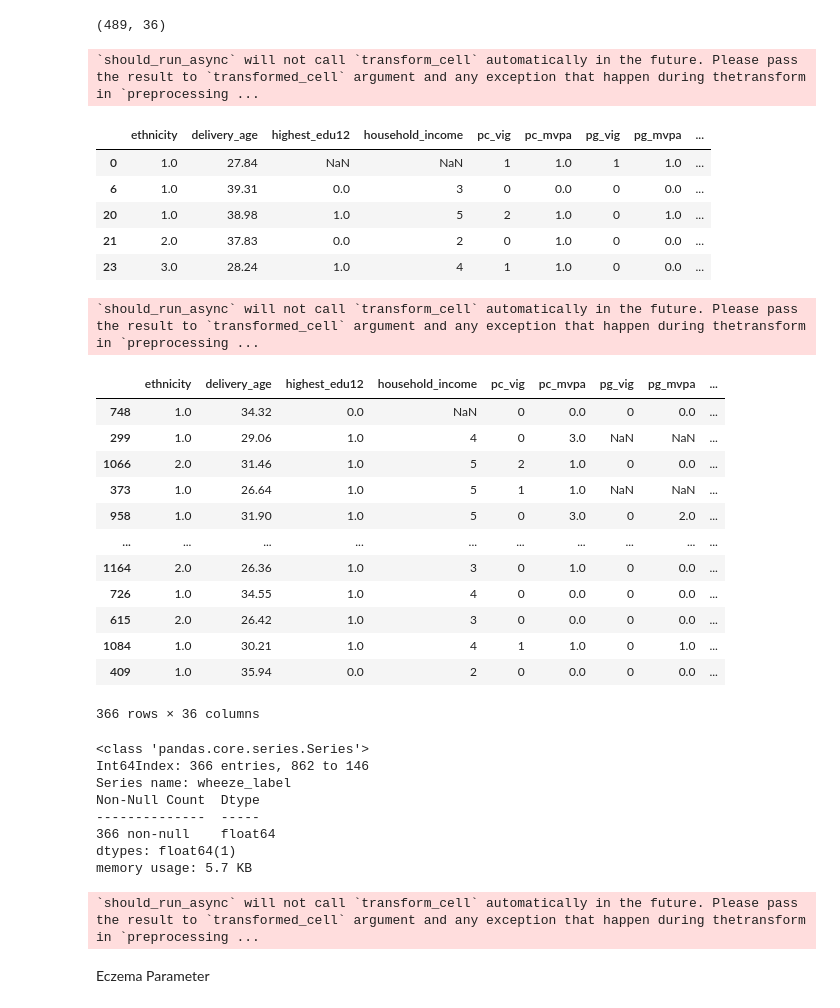
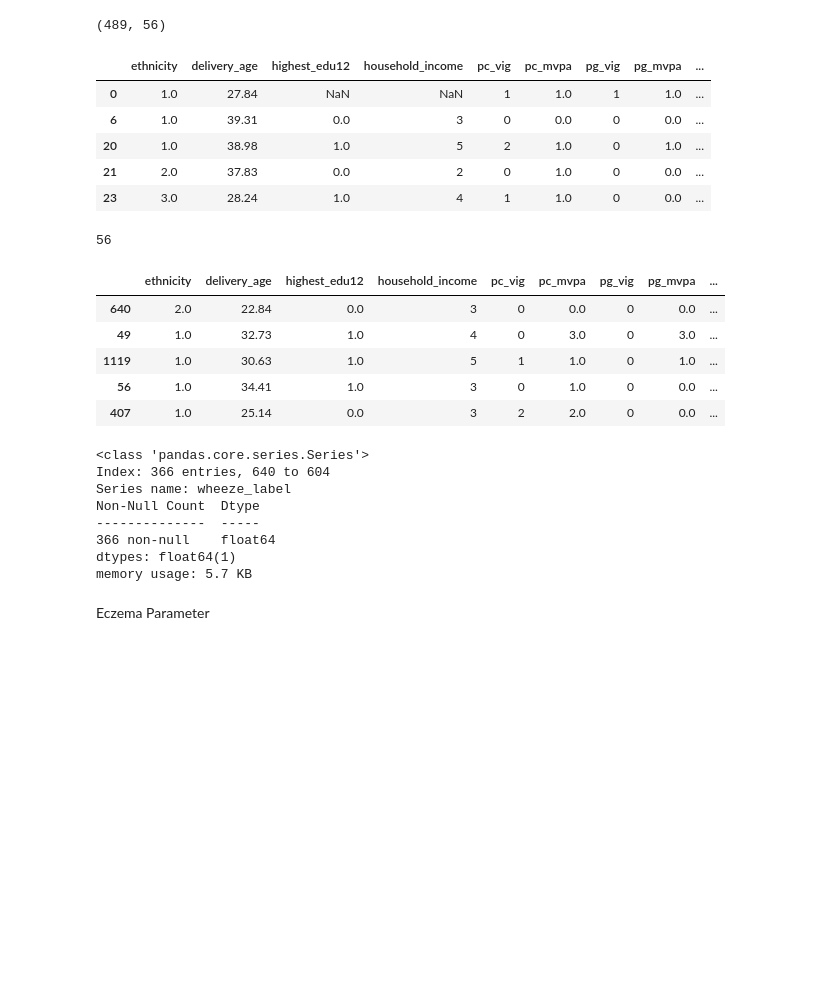
Before and after one commit to nus-mornin-lab/gusto_allergy, a Jupyter notebook: data_analysis/xgboost_ga.ipynb, the cells around one changed output. Saved outputs shown, nothing was run; the diff lists cells and outputs as text; code cells hidden in the pictures; blank space fills up the shorter version.

```diff
--- a/data_analysis/xgboost_ga.ipynb
+++ b/data_analysis/xgboost_ga.ipynb
@@ -13,7 +13,10 @@ from genetic_selection import GeneticSelectionCV
 from sklearn.preprocessing import StandardScaler
 from sklearn.compose import ColumnTransformer
 from sklearn.linear_model import LogisticRegression
+from sklearn.impute import SimpleImputer
 import statsmodels.api as sm
+pd.set_option('display.max_columns', 500)
+pd.set_option('display.max_rows', 500)
 shap.initjs()
 # %% [output]
 Importing display from IPython.core.display is deprecated since IPython 7.14, please import from IPython display
@@ -66,13 +70,13 @@ def load_data(df, label, ordinal=True, tableone=False):
 # to be edited if need different allergy outcomes
 outcome = 'wheeze'
 
-gusto = pd.read_csv('data/gusto_{}_edu12.csv'.format(outcome))
+gusto = pd.read_csv('data/gusto_{}_v3.csv'.format(outcome))
 gusto.loc[gusto['bf_m6'] == 99, 'bf_m6'] = np.nan
 gusto.loc[gusto['ethnicity'] == 4, 'ethnicity'] = np.nan
 #gusto.loc[gusto['highest_edu'] == 1, 'highest_edu'] = 2
 
 
-spresto = pd.read_csv('data/spresto_{}_edu12.csv'.format(outcome))
+spresto = pd.read_csv('data/spresto_{}_v3.csv'.format(outcome))
 spresto.loc[spresto['bf_m6'] == 99, 'bf_m6'] = np.nan
 spresto.loc[spresto['bisq_q3_m12'] == -8888, 'bisq_q3_m12'] = np.nan
 spresto.loc[spresto['bisq_totslphrs_m12'] == -8888, 'bisq_totslphrs_m12'] = np.nan
@@ -85,5 +89,8 @@ spresto.loc[spresto['ethnicity'] == 99, 'ethnicity'] = np.nan
 spresto['ethnicity'] = spresto['ethnicity'].cat.remove_unused_categories()
 
 data = pd.concat([gusto, spresto])
+data.drop(['nicotinicacid', 'cotinine', 'hydroxycotinine'], axis=1, inplace=True)
+data.drop('stai_trait_m3', axis=1, inplace=True)
+print(data.shape)
 data.columns
 # %% [output]
@@ -134,48 +113,40 @@ data.head(10)
 # %%
-pd.set_option('display.max_columns', None)
 X, y = load_data(data, label=outcome, ordinal=True, tableone=False)
 print(X.shape)
 X.head()
 # %% [output]
-(489, 36)
+(489, 56)
-`should_run_async` will not call `transform_cell` automatically in the future. Please pass the result to `transformed_cell` argument and any exception that happen during thetransform in `preprocessing ...
 |  | ethnicity | delivery_age | highest_edu12 | household_income | pc_vig | pc_mvpa | pg_vig | pg_mvpa | ... |
 | 0 | 1.0 | 27.84 | NaN | NaN | 1 | 1.0 | 1 | 1.0 | ... |
 | 6 | 1.0 | 39.31 | 0.0 | 3 | 0 | 0.0 | 0 | 0.0 | ... |
 | 20 | 1.0 | 38.98 | 1.0 | 5 | 2 | 1.0 | 0 | 1.0 | ... |
 | 21 | 2.0 | 37.83 | 0.0 | 2 | 0 | 1.0 | 0 | 0.0 | ... |
 | 23 | 3.0 | 28.24 | 1.0 | 4 | 1 | 1.0 | 0 | 0.0 | ... |
+# %%
+len(X.columns)
+# %% [output]
+56
 # %%
-pd.set_option("display.max_columns", None)
-X_train, X_test, y_train, y_test = train_test_split(X, y, stratify=y, random_state=22)
-X_train
+X_train, X_test, y_train, y_test = train_test_split(X, y, stratify=y, random_state=24)
+X_train.head()
 # %% [output]
-`should_run_async` will not call `transform_cell` automatically in the future. Please pass the result to `transformed_cell` argument and any exception that happen during thetransform in `preprocessing ...
 |  | ethnicity | delivery_age | highest_edu12 | household_income | pc_vig | pc_mvpa | pg_vig | pg_mvpa | ... |
-| 748 | 1.0 | 34.32 | 0.0 | NaN | 0 | 0.0 | 0 | 0.0 | ... |
-| 299 | 1.0 | 29.06 | 1.0 | 4 | 0 | 3.0 | NaN | NaN | ... |
-| 1066 | 2.0 | 31.46 | 1.0 | 5 | 2 | 1.0 | 0 | 0.0 | ... |
-| 373 | 1.0 | 26.64 | 1.0 | 5 | 1 | 1.0 | NaN | NaN | ... |
-| 958 | 1.0 | 31.90 | 1.0 | 5 | 0 | 3.0 | 0 | 2.0 | ... |
-| ... | ... | ... | ... | ... | ... | ... | ... | ... | ... |
-| 1164 | 2.0 | 26.36 | 1.0 | 3 | 0 | 1.0 | 0 | 0.0 | ... |
-| 726 | 1.0 | 34.55 | 1.0 | 4 | 0 | 0.0 | 0 | 0.0 | ... |
-| 615 | 2.0 | 26.42 | 1.0 | 3 | 0 | 0.0 | 0 | 0.0 | ... |
-| 1084 | 1.0 | 30.21 | 1.0 | 4 | 1 | 1.0 | 0 | 1.0 | ... |
-| 409 | 1.0 | 35.94 | 0.0 | 2 | 0 | 0.0 | 0 | 0.0 | ... |
+| 640 | 2.0 | 22.84 | 0.0 | 3 | 0 | 0.0 | 0 | 0.0 | ... |
+| 49 | 1.0 | 32.73 | 1.0 | 4 | 0 | 3.0 | 0 | 3.0 | ... |
+| 1119 | 1.0 | 30.63 | 1.0 | 5 | 1 | 1.0 | 0 | 1.0 | ... |
+| 56 | 1.0 | 34.41 | 1.0 | 3 | 0 | 1.0 | 0 | 0.0 | ... |
+| 407 | 1.0 | 25.14 | 0.0 | 3 | 2 | 2.0 | 0 | 0.0 | ... |
-366 rows × 36 columns
 # %%
 y_train.info()
 # %% [output]
 <class 'pandas.core.series.Series'>
-Int64Index: 366 entries, 862 to 146
+Index: 366 entries, 640 to 604
 Series name: wheeze_label
 Non-Null Count  Dtype
 --------------  -----
 366 non-null    float64
 dtypes: float64(1)
 memory usage: 5.7 KB
-`should_run_async` will not call `transform_cell` automatically in the future. Please pass the result to `transformed_cell` argument and any exception that happen during thetransform in `preprocessing ...
 # %% [markdown]
 Eczema Parameter
 # %%
```
Also changed, not shown: parts of 51 cells of this notebook, 5 other files.
